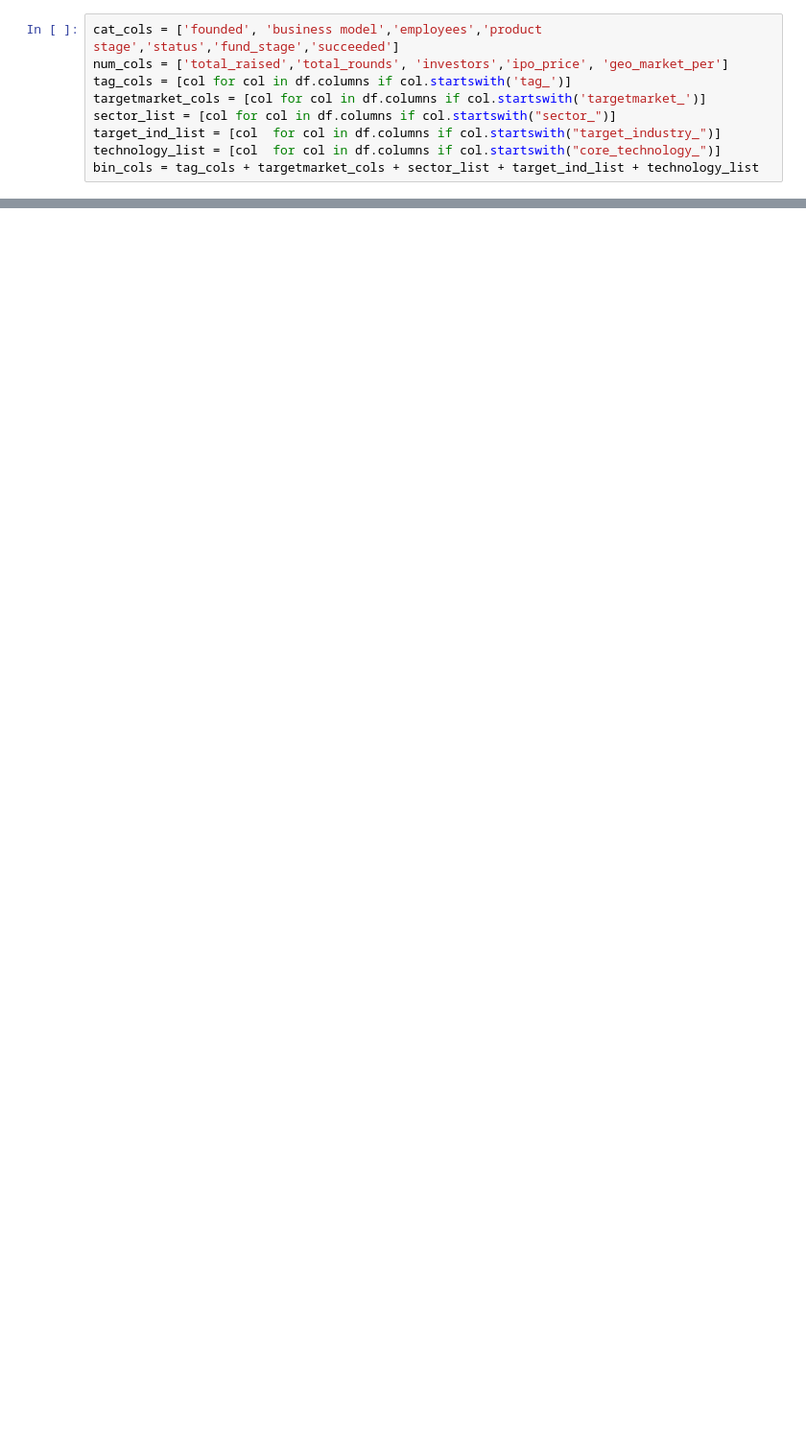
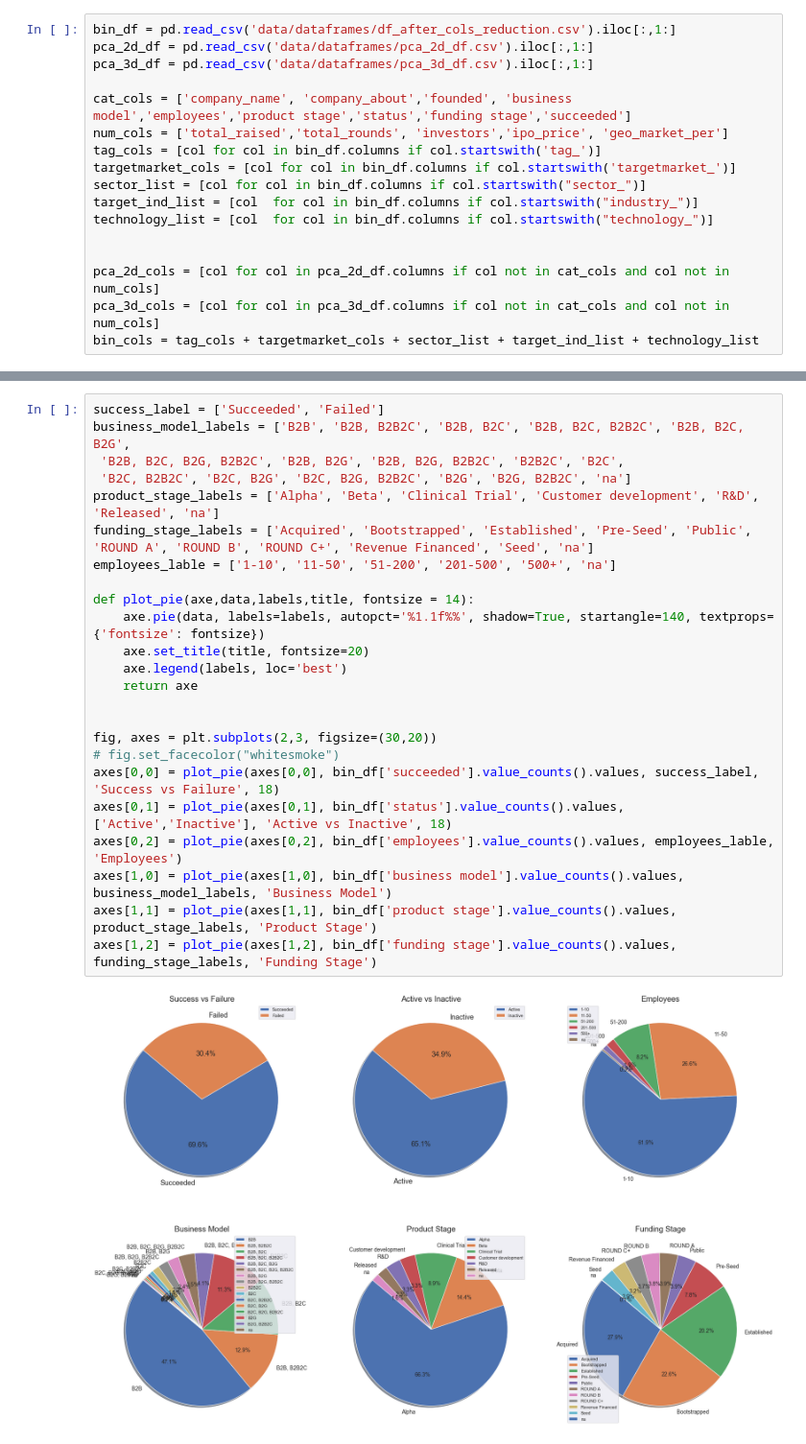
Before and after one commit to matanini/startup_classifier, a Jupyter notebook: visualization.ipynb, the cells around one changed output, grey strips where cells are left out. Shown at 96% size. Drawn from its saved outputs; the diff is of its cells as text; blank space fills up the shorter version.

```diff
--- a/visualization.ipynb
+++ b/visualization.ipynb
@@ -19,9 +19,17 @@ df.loc[(df["status"]==0)|(df['total_raised']<=success_rate), 'succeeded'] = 0
 # %%
-cat_cols = ['founded', 'business model','employees','product stage','status','fund_stage','succeeded']
+bin_df = pd.read_csv('data/dataframes/df_after_cols_reduction.csv').iloc[:,1:]
+pca_2d_df = pd.read_csv('data/dataframes/pca_2d_df.csv').iloc[:,1:]
+pca_3d_df = pd.read_csv('data/dataframes/pca_3d_df.csv').iloc[:,1:]
+
+cat_cols = ['company_name', 'company_about','founded', 'business model','employees','product stage','status','funding stage','succeeded']
 num_cols = ['total_raised','total_rounds', 'investors','ipo_price', 'geo_market_per']
-tag_cols = [col for col in df.columns if col.startswith('tag_')]
-targetmarket_cols = [col for col in df.columns if col.startswith('targetmarket_')]
-sector_list = [col for col in df.columns if col.startswith("sector_")]
-target_ind_list = [col  for col in df.columns if col.startswith("target_industry_")]
-technology_list = [col  for col in df.columns if col.startswith("core_technology_")]
+tag_cols = [col for col in bin_df.columns if col.startswith('tag_')]
+targetmarket_cols = [col for col in bin_df.columns if col.startswith('targetmarket_')]
+sector_list = [col for col in bin_df.columns if col.startswith("sector_")]
+target_ind_list = [col  for col in bin_df.columns if col.startswith("industry_")]
+technology_list = [col  for col in bin_df.columns if col.startswith("technology_")]
+
+
+pca_2d_cols = [col for col in pca_2d_df.columns if col not in cat_cols and col not in num_cols]
+pca_3d_cols = [col for col in pca_3d_df.columns if col not in cat_cols and col not in num_cols]
 bin_cols = tag_cols + targetmarket_cols + sector_list + target_ind_list + technology_list
@@ -107,0 +60,26 @@ sns.pairplot(df[num_cols+ cat_cols], kind='kde')
+# %%
+success_label = ['Succeeded', 'Failed']
+business_model_labels = ['B2B', 'B2B, B2B2C', 'B2B, B2C', 'B2B, B2C, B2B2C', 'B2B, B2C, B2G',
+ 'B2B, B2C, B2G, B2B2C', 'B2B, B2G', 'B2B, B2G, B2B2C', 'B2B2C', 'B2C',
+ 'B2C, B2B2C', 'B2C, B2G', 'B2C, B2G, B2B2C', 'B2G', 'B2G, B2B2C', 'na']
+product_stage_labels = ['Alpha', 'Beta', 'Clinical Trial', 'Customer development', 'R&D', 'Released', 'na']
+funding_stage_labels = ['Acquired', 'Bootstrapped', 'Established', 'Pre-Seed', 'Public', 'ROUND A', 'ROUND B', 'ROUND C+', 'Revenue Financed', 'Seed', 'na']
+employees_lable = ['1-10', '11-50', '51-200', '201-500', '500+', 'na']
+
+def plot_pie(axe,data,labels,title, fontsize = 14):
+    axe.pie(data, labels=labels, autopct='%1.1f%%', shadow=True, startangle=140, textprops={'fontsize': fontsize})
+    axe.set_title(title, fontsize=20)
+    axe.legend(labels, loc='best')
+    return axe
+
+
+fig, axes = plt.subplots(2,3, figsize=(30,20))
+# fig.set_facecolor("whitesmoke")
+axes[0,0] = plot_pie(axes[0,0], bin_df['succeeded'].value_counts().values, success_label, 'Success vs Failure', 18)
+axes[0,1] = plot_pie(axes[0,1], bin_df['status'].value_counts().values, ['Active','Inactive'], 'Active vs Inactive', 18)
+axes[0,2] = plot_pie(axes[0,2], bin_df['employees'].value_counts().values, employees_lable, 'Employees')
+axes[1,0] = plot_pie(axes[1,0], bin_df['business model'].value_counts().values, business_model_labels, 'Business Model')
+axes[1,1] = plot_pie(axes[1,1], bin_df['product stage'].value_counts().values, product_stage_labels, 'Product Stage')
+axes[1,2] = plot_pie(axes[1,2], bin_df['funding stage'].value_counts().values, funding_stage_labels, 'Funding Stage')
+# %% [output]
+[figure, added]
```
Also changed, not shown: parts of 14 cells of this notebook, 26 other files.
